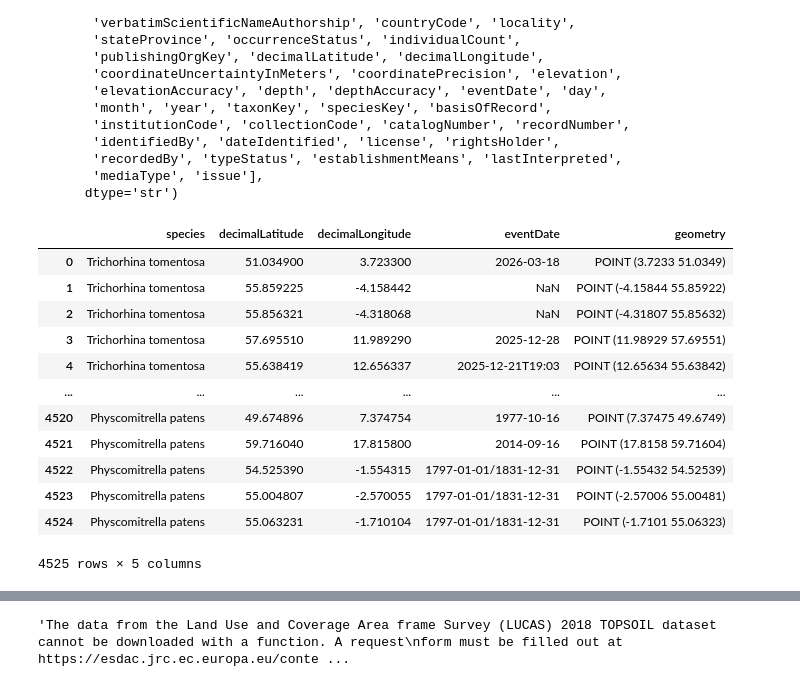
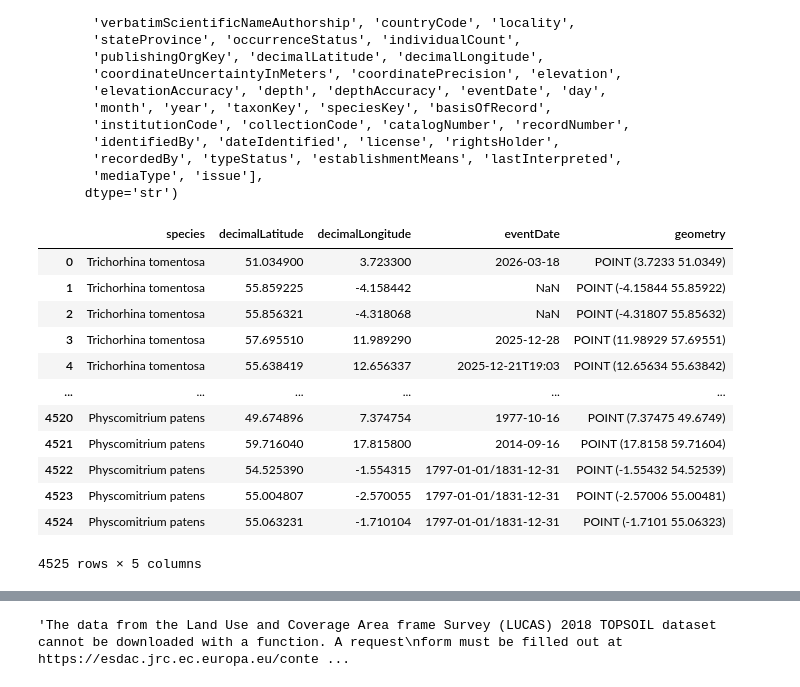
Before and after one commit to TheSpringInstitute/PLANT-B-Stoichiometric-Nutrient-Cycle-Simulation, a Jupyter notebook: part-1-gauging-habitat-nutrient-levels.ipynb, the cells around one changed output, grey strips where cells are left out. Saved outputs shown, nothing was run; the diff lists cells and outputs as text; code cells hidden in the pictures.

```diff
--- a/part-1-gauging-habitat-nutrient-levels.ipynb
+++ b/part-1-gauging-habitat-nutrient-levels.ipynb
@@ -457,40 +457,40 @@ columns_to_keep = [
 ]
 
 # Filter the dataset to keep only the necessary columns
 gbif_filtered_df = terrarium_species_df[columns_to_keep]
 
 # Remove observations that do not have coordinates
 clean_gbif_gdf = gbif_filtered_df.dropna(subset=['decimalLatitude', 'decimalLongitude'])
 
 # Convert the filtered dataframe into a GeoDataFrame (GDF)
 gbif_gdf = gpd.GeoDataFrame(
     clean_gbif_gdf,
     # Add geometry columns to convert to a GDF
     geometry = gpd.points_from_xy(
         clean_gbif_gdf.decimalLongitude,
         clean_gbif_gdf.decimalLatitude
     ),
     crs = 'EPSG:4326'  # Set the Coordinate Reference System (CRS)
 )
 
-# Group all spreading earthmoss sightings under the scientific name "Physcomitrella patens"
-gbif_gdf['species'] = gbif_gdf['species'].replace({'Physcomitrium patens': 'Physcomitrella patens'})
+# Group all spreading earthmoss sightings under the scientific name "Physcomitrium patens"
+gbif_gdf['species'] = gbif_gdf['species'].replace({'Physcomitrella patens': 'Physcomitrium patens'})
 
 # Display the GDF data
 gbif_gdf
 # %% [output]
 |  | species | decimalLatitude | decimalLongitude | eventDate | geometry |
 | 0 | Trichorhina tomentosa | 51.034900 | 3.723300 | 2026-03-18 | POINT (3.7233 51.0349) |
 | 1 | Trichorhina tomentosa | 55.859225 | -4.158442 | NaN | POINT (-4.15844 55.85922) |
 | 2 | Trichorhina tomentosa | 55.856321 | -4.318068 | NaN | POINT (-4.31807 55.85632) |
 | 3 | Trichorhina tomentosa | 57.695510 | 11.989290 | 2025-12-28 | POINT (11.98929 57.69551) |
 | 4 | Trichorhina tomentosa | 55.638419 | 12.656337 | 2025-12-21T19:03 | POINT (12.65634 55.63842) |
 | ... | ... | ... | ... | ... | ... |
-| 4520 | Physcomitrella patens | 49.674896 | 7.374754 | 1977-10-16 | POINT (7.37475 49.6749) |
-| 4521 | Physcomitrella patens | 59.716040 | 17.815800 | 2014-09-16 | POINT (17.8158 59.71604) |
-| 4522 | Physcomitrella patens | 54.525390 | -1.554315 | 1797-01-01/1831-12-31 | POINT (-1.55432 54.52539) |
-| 4523 | Physcomitrella patens | 55.004807 | -2.570055 | 1797-01-01/1831-12-31 | POINT (-2.57006 55.00481) |
-| 4524 | Physcomitrella patens | 55.063231 | -1.710104 | 1797-01-01/1831-12-31 | POINT (-1.7101 55.06323) |
+| 4520 | Physcomitrium patens | 49.674896 | 7.374754 | 1977-10-16 | POINT (7.37475 49.6749) |
+| 4521 | Physcomitrium patens | 59.716040 | 17.815800 | 2014-09-16 | POINT (17.8158 59.71604) |
+| 4522 | Physcomitrium patens | 54.525390 | -1.554315 | 1797-01-01/1831-12-31 | POINT (-1.55432 54.52539) |
+| 4523 | Physcomitrium patens | 55.004807 | -2.570055 | 1797-01-01/1831-12-31 | POINT (-2.57006 55.00481) |
+| 4524 | Physcomitrium patens | 55.063231 | -1.710104 | 1797-01-01/1831-12-31 | POINT (-1.7101 55.06323) |
 4525 rows × 5 columns
 # %%
 # Create a path to save gbif_gdf as a CSV in gbif_dir
```
Also changed, not shown: parts of 3 cells of this notebook, 20 other files.
